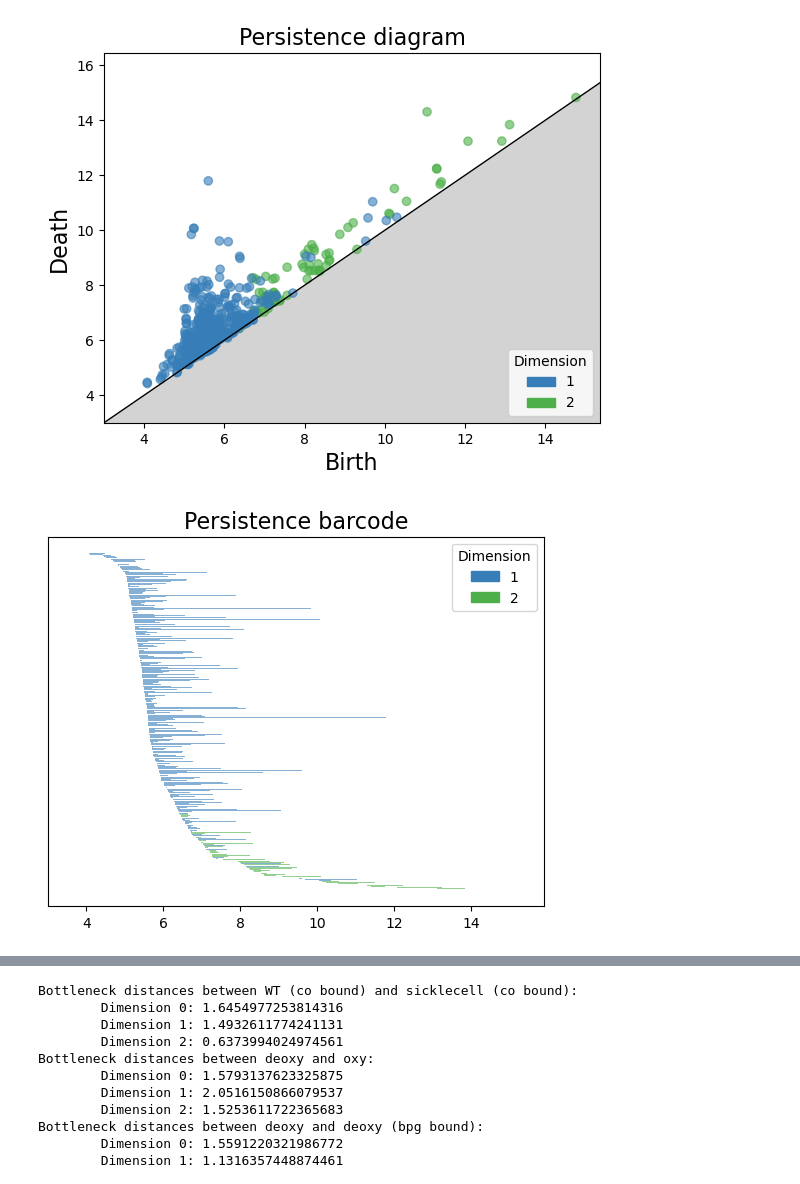
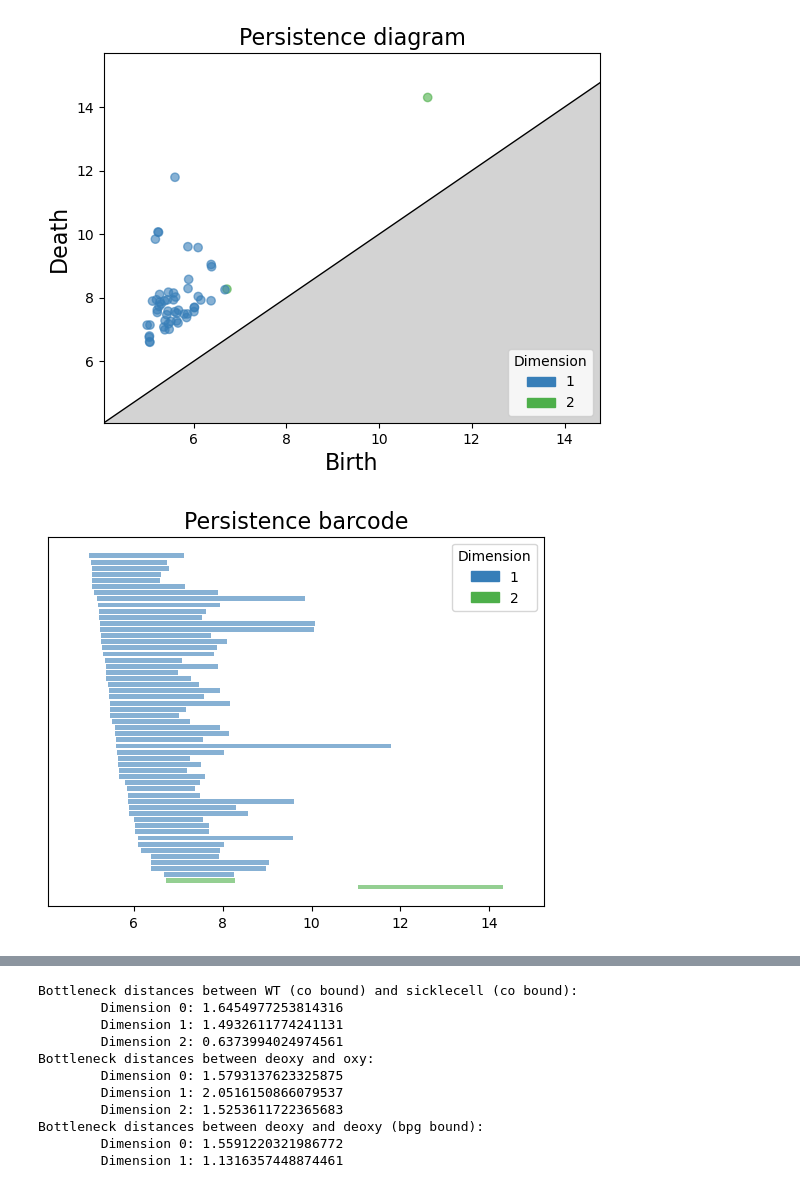
Before and after one commit to aliciabierly/cs410_finalproject, a Jupyter notebook: more_testingalicia.ipynb, the cells around one changed output, grey strips where cells are left out. Cells and saved outputs as stored; diff of their text form; code cells hidden in the pictures.

Commit message:
adding correct sicklecell

```diff
--- a/more_testingalicia.ipynb
+++ b/more_testingalicia.ipynb
@@ -102,7 +102,7 @@ oxy_residue_point_cloud = create_residue_point_cloud(oxy1_df)
 
 # sicklecell; carbon monoxide bound at all four spots
 parser1 = PDBParser(QUIET=True)
-sicklecell = parser1.get_structure("sicklecell", "data/5e83.pdb")
+sicklecell = parser1.get_structure("sicklecell", "data/2hbs.pdb1")
 sicklecell_df = create_df(sicklecell)
 sicklecell_point_cloud = sicklecell_df[['X', 'Y', 'Z']].to_numpy() # create point cloud (extract 3 dim coordinates)
 sicklecell_residue_point_cloud = create_residue_point_cloud(sicklecell_df)
@@ -136,8 +138,13 @@ antisickle_residue_point_cloud = create_residue_point_cloud(antisickle_df)
+# %%
+beta_co_point_cloud = co_df[co_df["Chain"].isin(["B", "D"])]#[['X', 'Y', 'Z']].to_numpy()
+beta_co_point_cloud = create_residue_point_cloud(beta_co_point_cloud)
+beta_sicklecell_point_cloud = sicklecell_df[sicklecell_df["Chain"].isin(["B", "D"])]#[['X', 'Y', 'Z']].to_numpy()
+beta_sicklecell_point_cloud = create_residue_point_cloud(beta_sicklecell_point_cloud)
 # %%
 # create everything
 deoxy_rips_complex, deoxy_simplex_tree, deoxy_diagram = make_rips_simplextree_diagram(deoxy_residue_point_cloud)
 oxy_rips_complex, oxy_simplex_tree, oxy_diagram = make_rips_simplextree_diagram(oxy_residue_point_cloud)
-sicklecell_rips_complex, sicklecell_simplex_tree, sicklecell_diagram = make_rips_simplextree_diagram(sicklecell_residue_point_cloud)
-co_rips_complex, co_simplex_tree, co_diagram = make_rips_simplextree_diagram(co_residue_point_cloud)
-deoxybpg_rips_complex, deoxybpg_simplex_tree, deoxybpg_diagram = make_rips_simplextree_diagram(deoxybpg_residue_point_cloud)
-antisickle_rips_complex, antisickle_simplex_tree, antisickle_diagram = make_rips_simplextree_diagram(antisickle_residue_point_cloud)
+sicklecell_rips_complex, sicklecell_simplex_tree, sicklecell_diagram = make_rips_simplextree_diagram(beta_co_point_cloud)
+co_rips_complex, co_simplex_tree, co_diagram = make_rips_simplextree_diagram(beta_sicklecell_point_cloud)
+#deoxybpg_rips_complex, deoxybpg_simplex_tree, deoxybpg_diagram = make_rips_simplextree_diagram(deoxybpg_residue_point_cloud)
+#antisickle_rips_complex, antisickle_simplex_tree, antisickle_diagram = make_rips_simplextree_diagram(antisickle_residue_point_cloud)
@@ -158,11 +188,15 @@ antisickle_significant_features = significant_features(antisickle_diagram)
 # %%
 deoxy_significant_features = diagram_pullout_dim(deoxy_diagram, dim=[1, 2])
+deoxy_significant_features = significant_features(deoxy_significant_features, min_persistence=1.5)
 plot(deoxy_significant_features)
 oxy_significant_features = diagram_pullout_dim(oxy_diagram, dim=[1, 2])
+oxy_significant_features = significant_features(oxy_significant_features, min_persistence=1.5)
 plot(oxy_significant_features)
 sicklecell_significant_features = diagram_pullout_dim(sicklecell_diagram, dim=[1, 2])
+sicklecell_significant_features = significant_features(sicklecell_significant_features, min_persistence=1.5)
 plot(sicklecell_significant_features)
 co_significant_features = diagram_pullout_dim(co_diagram, dim=[1, 2])
+co_significant_features = significant_features(co_significant_features, min_persistence=1.5)
 plot(co_significant_features)
 #eoxybpg_significant_features = diagram_pullout_dim(deoxybpg_diagram, dim=[1, 2])
 #plot(deoxybpg_significant_features)
@@ -176,2 +210,2 @@ plot(co_significant_features)
-[figure, old version]
+[figure, new version]
-[figure, old version]
+[figure, new version]
```
Also changed, not shown: parts of 6 cells of this notebook.
